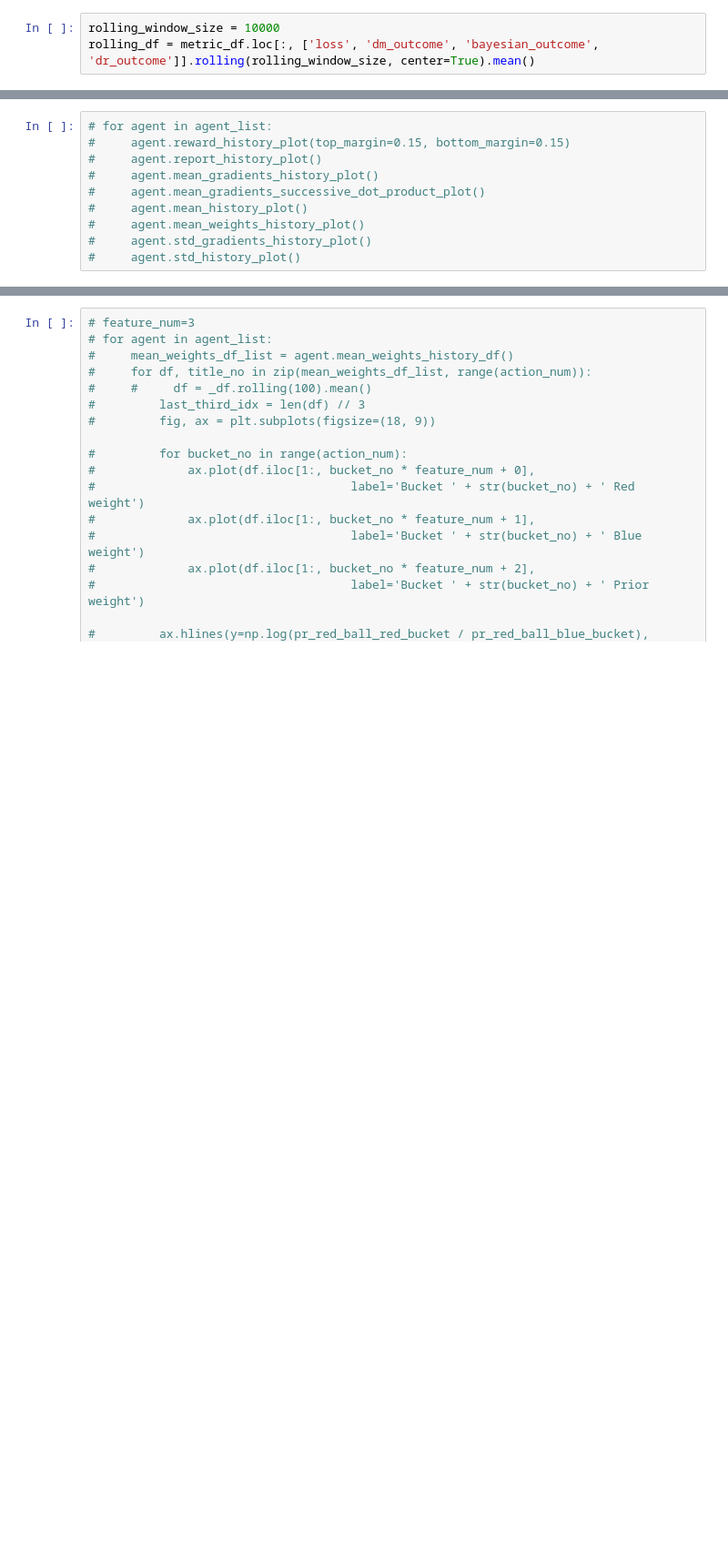
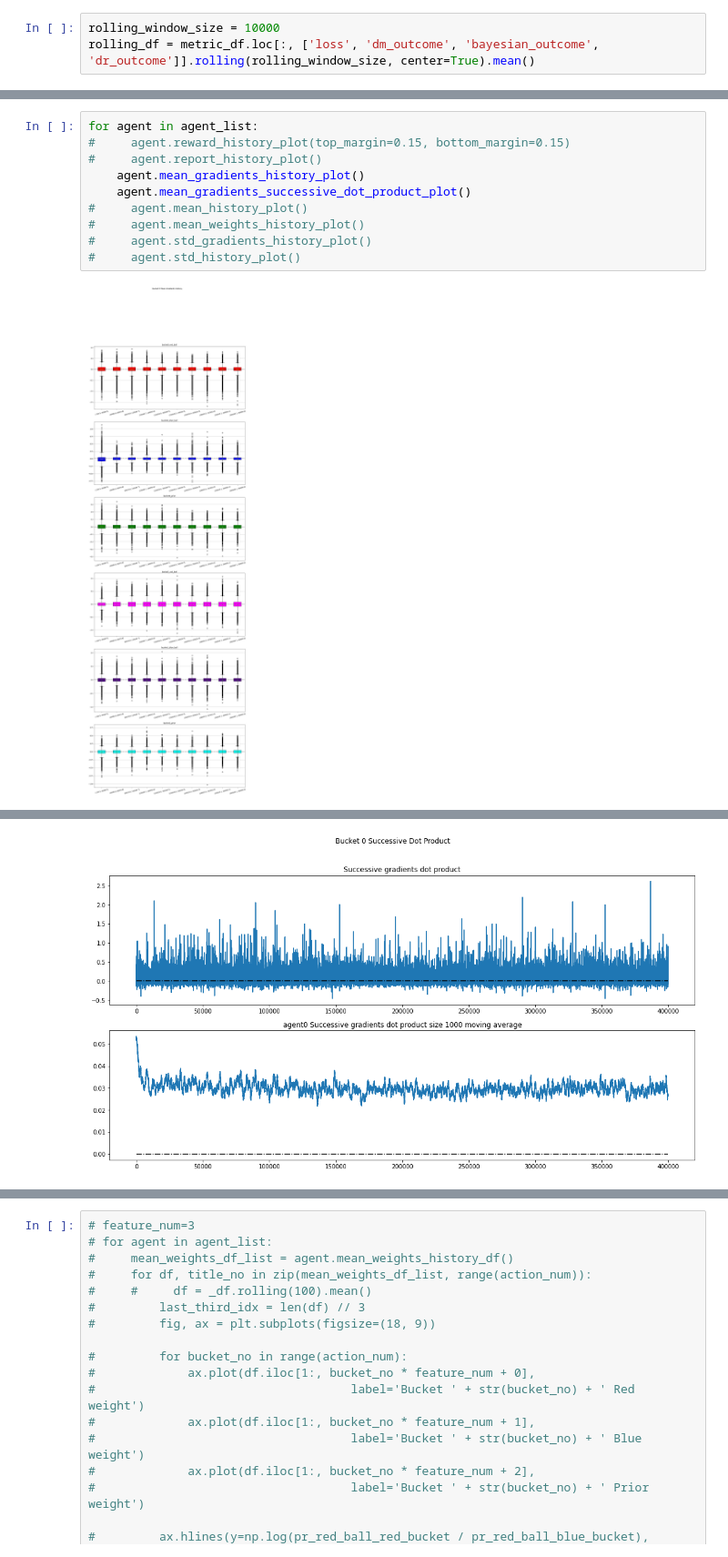
Before and after one commit to realwenlongwang/PeerPredictionPrincipalSignal, a Jupyter notebook: Stochastic_Gradient_Bandit_with_Continous_Action_Space.ipynb, the cells around one changed output, grey strips where cells are left out. Shown at 91% size. Cells and saved outputs as stored; diff of their text form; blank space fills up the shorter version.

```diff
--- a/Stochastic_Gradient_Bandit_with_Continous_Action_Space.ipynb
+++ b/Stochastic_Gradient_Bandit_with_Continous_Action_Space.ipynb
@@ -175,10 +167,12 @@ plt.savefig(dir_path + 'loss_reward_plot.png')
 # %%
-# for agent in agent_list:
+for agent in agent_list:
 #     agent.reward_history_plot(top_margin=0.15, bottom_margin=0.15)
 #     agent.report_history_plot()
-#     agent.mean_gradients_history_plot()
-#     agent.mean_gradients_successive_dot_product_plot()
+    agent.mean_gradients_history_plot()
+    agent.mean_gradients_successive_dot_product_plot()
 #     agent.mean_history_plot()
 #     agent.mean_weights_history_plot()
 #     agent.std_gradients_history_plot()
 #     agent.std_history_plot()
+# %% [output]
+[figure, added]
@@ -184,0 +180 @@ plt.savefig(dir_path + 'loss_reward_plot.png')
+[figure, added]
```
Also changed, not shown: parts of 12 cells of this notebook, 3 other files.
